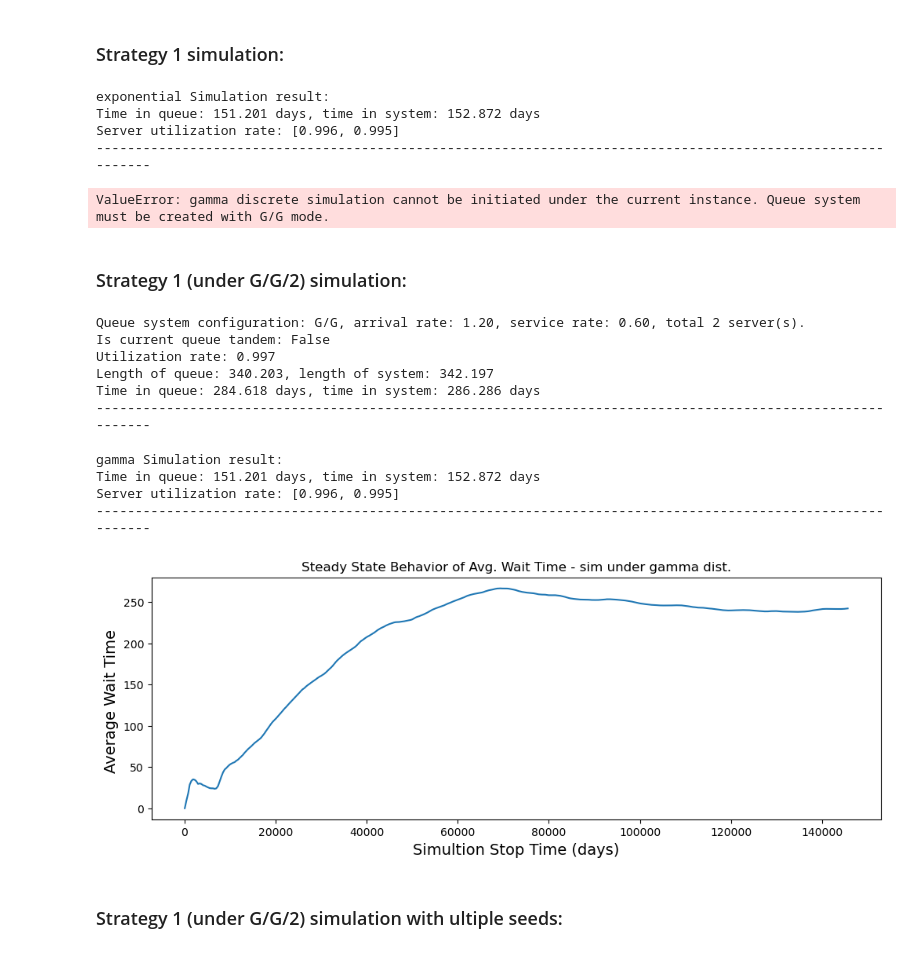
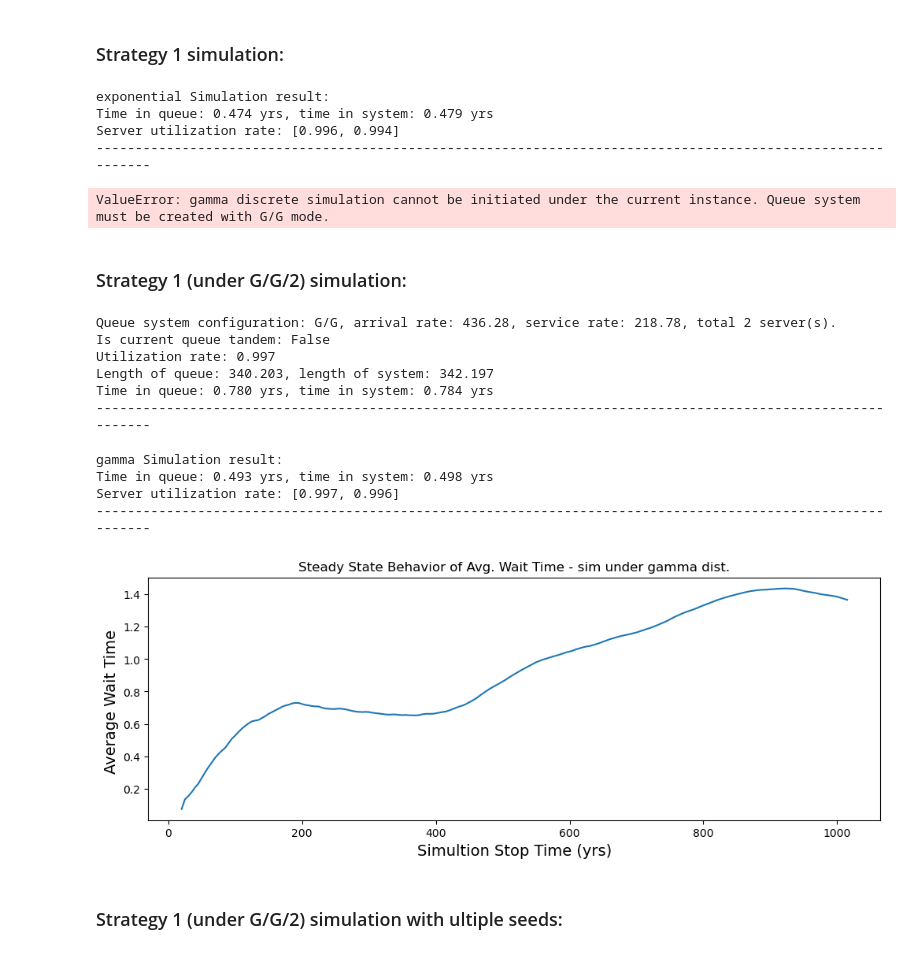
Before and after one commit to ForWardoves/8415_Service, a Jupyter notebook: Case_4/8415_case_4.ipynb, the cells around one changed output. Drawn from its saved outputs; the diff is of its cells as text; code cells hidden in the pictures.

Commit message:
change unit to yrs

```diff
--- a/Case_4/8415_case_4.ipynb
+++ b/Case_4/8415_case_4.ipynb
@@ -268,7 +268,7 @@ class queue:
             if sim_mode == 'exponential':
                 self.discrete_sim_exp(seed=s)
             elif sim_mode == 'gamma':
-                self.discrete_sim_exp(seed=s)
+                self.discrete_sim_gamma(seed=s)
             else:
                 raise ValueError(f'{sim_mode} not currently supported. Must be exponential or gamma. ')
             self.get_sim_record(stop_criteria, stop_count)
@@ -285,9 +285,9 @@ class queue:
 # Q1: Current operational status
 # %%
 raw_data = {'london': {'avg_patients': 109.025, 'avg_donors': 110.047}, 'toronto': {'avg_patients': 327.259, 'avg_donors': 327.514}}
-data = pd.DataFrame(raw_data).div(365)
-data.columns.name = 'daily_rate'
-unit = 'days'
+data = pd.DataFrame(raw_data) #.div(365)
+data.columns.name = 'annual_rate'
+unit = 'yrs'
 data = data.T
 data
 # %% [output]
@@ -407,7 +407,7 @@ Time in queue: 379.936 days, time in system: 381.048 days
 # Create a new simulation session with seed = 20
 stg1.discrete_sim_exp(20)
 # Run simulation until 20000 patients have received transplant
-stg1.get_sim_record(stop_criteria='time', stop_count=365*500)
+stg1.get_sim_record(stop_criteria='time', stop_count=300)
 # Get performance parameters:
 stg1.get_sim_params()
 
@@ -415,8 +415,8 @@ stg1.get_sim_params()
 stg1.discrete_sim_gamma(20) # This will raise a ValueError()
 # %% [output]
 exponential Simulation result:
-Time in queue: 151.201 days, time in system: 152.872 days
-Server utilization rate: [0.996, 0.995]
+Time in queue: 0.474 yrs, time in system: 0.479 yrs
+Server utilization rate: [0.996, 0.994]
 ------------------------------------------------------------------------------------------------------------
 ValueError: gamma discrete simulation cannot be initiated under the current instance. Queue system must be created with G/G mode.
 # %% [markdown]
@@ -429,24 +429,24 @@ stg1_r.verbose = 1
 stg1_r.get_params()
 # Get simulations again:
 stg1_r.discrete_sim_gamma(20)
-stg1_r.get_sim_record(stop_criteria='time', stop_count=365*500)
+stg1_r.get_sim_record(stop_criteria='time', stop_count=2000)
 stg1_r.get_sim_params()
 # %% [output]
-Queue system configuration: G/G, arrival rate: 1.20, service rate: 0.60, total 2 server(s).
+Queue system configuration: G/G, arrival rate: 436.28, service rate: 218.78, total 2 server(s).
 Is current queue tandem: False
 Utilization rate: 0.997
 Length of queue: 340.203, length of system: 342.197
-Time in queue: 284.618 days, time in system: 286.286 days
+Time in queue: 0.780 yrs, time in system: 0.784 yrs
 ------------------------------------------------------------------------------------------------------------
 gamma Simulation result:
-Time in queue: 151.201 days, time in system: 152.872 days
-Server utilization rate: [0.996, 0.995]
+Time in queue: 0.493 yrs, time in system: 0.498 yrs
+Server utilization rate: [0.997, 0.996]
 ------------------------------------------------------------------------------------------------------------
 # %%
 stg1_r.discrete_sim_gamma(0)
-stg1_r.get_steady_state(20, 365, 400)
+stg1_r.get_steady_state(20, 5, 200)
 # %% [output]
-[figure, old version]
+[figure, new version]
 # %% [markdown]
 ### Strategy 1 (under G/G/2) simulation with ultiple seeds:
 # %%
```
Also changed, not shown: parts of 8 cells of this notebook.
